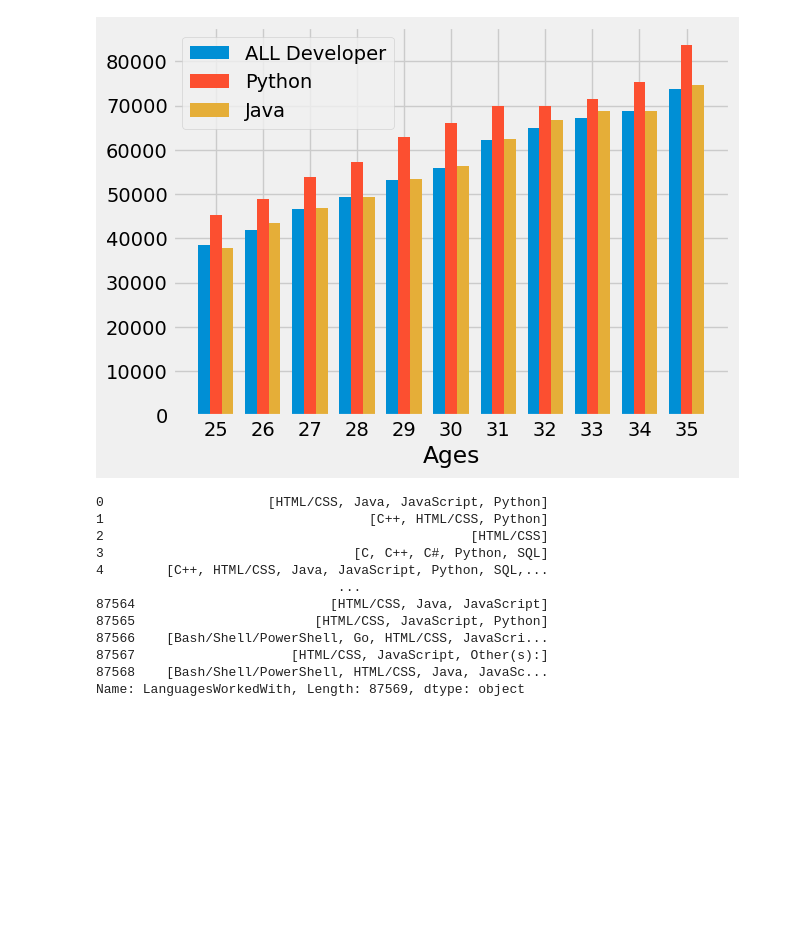
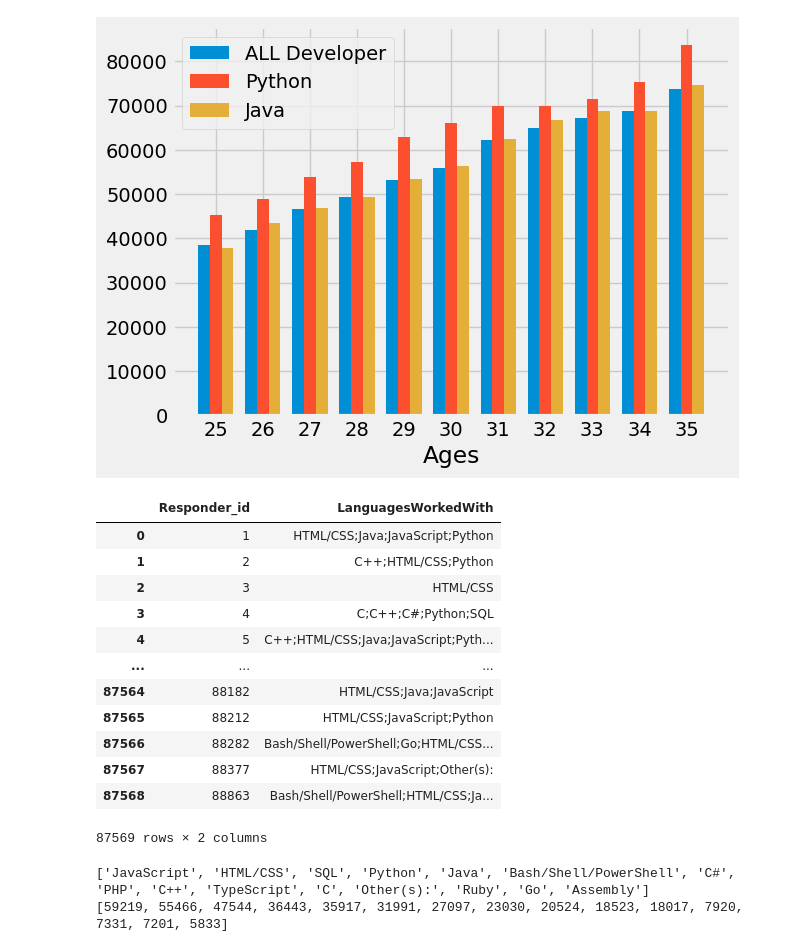
Before and after one commit to ranjithbalank/datascience, a Jupyter notebook: MATPLOTLIB/PART-2 (BARCHART).ipynb, the cells around one changed output. Drawn from its saved outputs; the diff is of its cells as text; code cells hidden in the pictures; blank space fills up the shorter version.

```diff
--- a/MATPLOTLIB/PART-2 (BARCHART).ipynb
+++ b/MATPLOTLIB/PART-2 (BARCHART).ipynb
@@ -53,15 +52,16 @@ q=data["LanguagesWorkedWith"].str.split(';')
-# %%
-q
-# %% [output]
-0                     [HTML/CSS, Java, JavaScript, Python]
-1                                  [C++, HTML/CSS, Python]
-2                                               [HTML/CSS]
-3                                [C, C++, C#, Python, SQL]
-4        [C++, HTML/CSS, Java, JavaScript, Python, SQL,...
-                               ...
-87564                         [HTML/CSS, Java, JavaScript]
-87565                       [HTML/CSS, JavaScript, Python]
-87566    [Bash/Shell/PowerShell, Go, HTML/CSS, JavaScri...
-87567                    [HTML/CSS, JavaScript, Other(s):]
-87568    [Bash/Shell/PowerShell, HTML/CSS, Java, JavaSc...
-Name: LanguagesWorkedWith, Length: 87569, dtype: object
+# %%
+data
+# %% [output]
+|  | Responder_id | LanguagesWorkedWith |
+| 0 | 1 | HTML/CSS;Java;JavaScript;Python |
+| 1 | 2 | C++;HTML/CSS;Python |
+| 2 | 3 | HTML/CSS |
+| 3 | 4 | C;C++;C#;Python;SQL |
+| 4 | 5 | C++;HTML/CSS;Java;JavaScript;Pyth... |
+| ... | ... | ... |
+| 87564 | 88182 | HTML/CSS;Java;JavaScript |
+| 87565 | 88212 | HTML/CSS;JavaScript;Python |
+| 87566 | 88282 | Bash/Shell/PowerShell;Go;HTML/CSS... |
+| 87567 | 88377 | HTML/CSS;JavaScript;Other(s): |
+| 87568 | 88863 | Bash/Shell/PowerShell;HTML/CSS;Ja... |
+87569 rows × 2 columns
@@ -67,0 +79,6 @@ Name: LanguagesWorkedWith, Length: 87569, dtype: object
+# %%
+print(languages)
+print(popularity)
+# %% [output]
+['JavaScript', 'HTML/CSS', 'SQL', 'Python', 'Java', 'Bash/Shell/PowerShell', 'C#', 'PHP', 'C++', 'TypeScript', 'C', 'Other(s):', 'Ruby', 'Go', 'Assembly']
+[59219, 55466, 47544, 36443, 35917, 31991, 27097, 23030, 20524, 18523, 18017, 7920, 7331, 7201, 5833]
```
Also changed, not shown: parts of 5 cells of this notebook, 2 other files.
